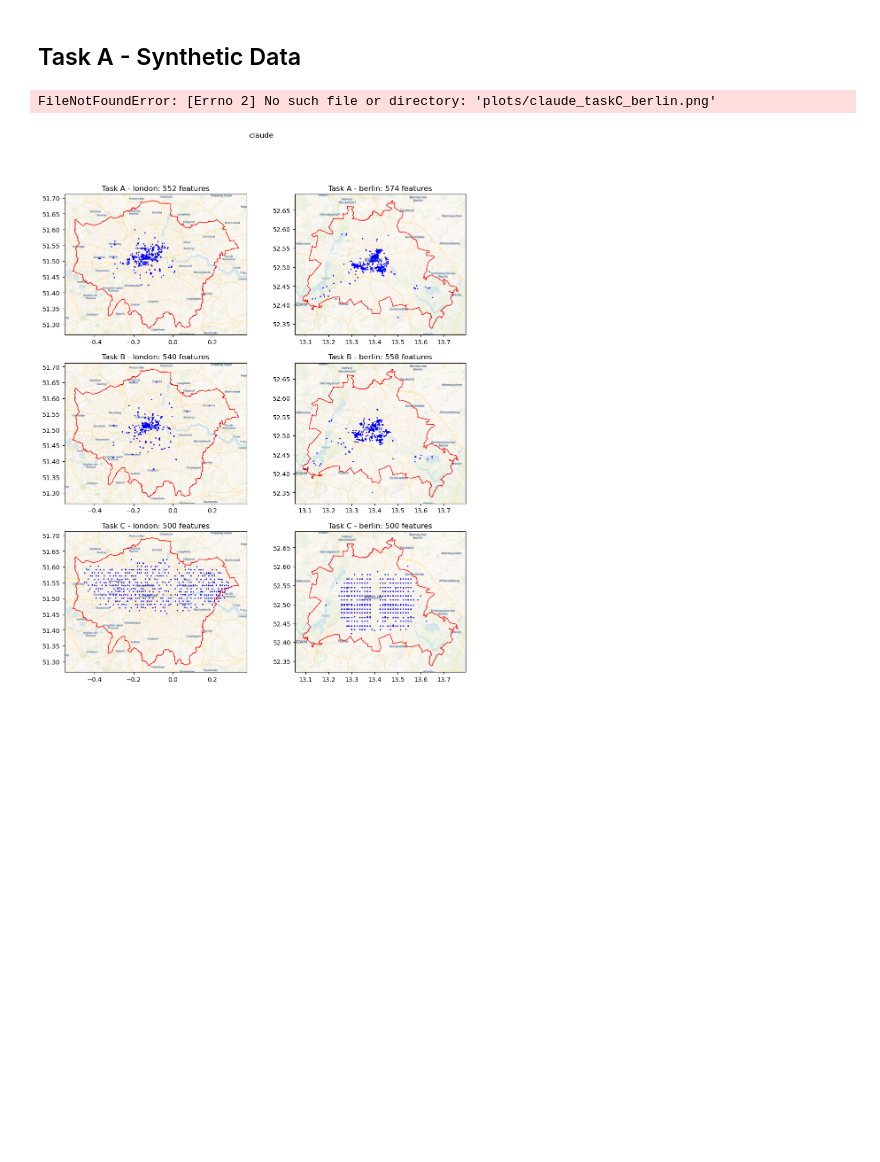
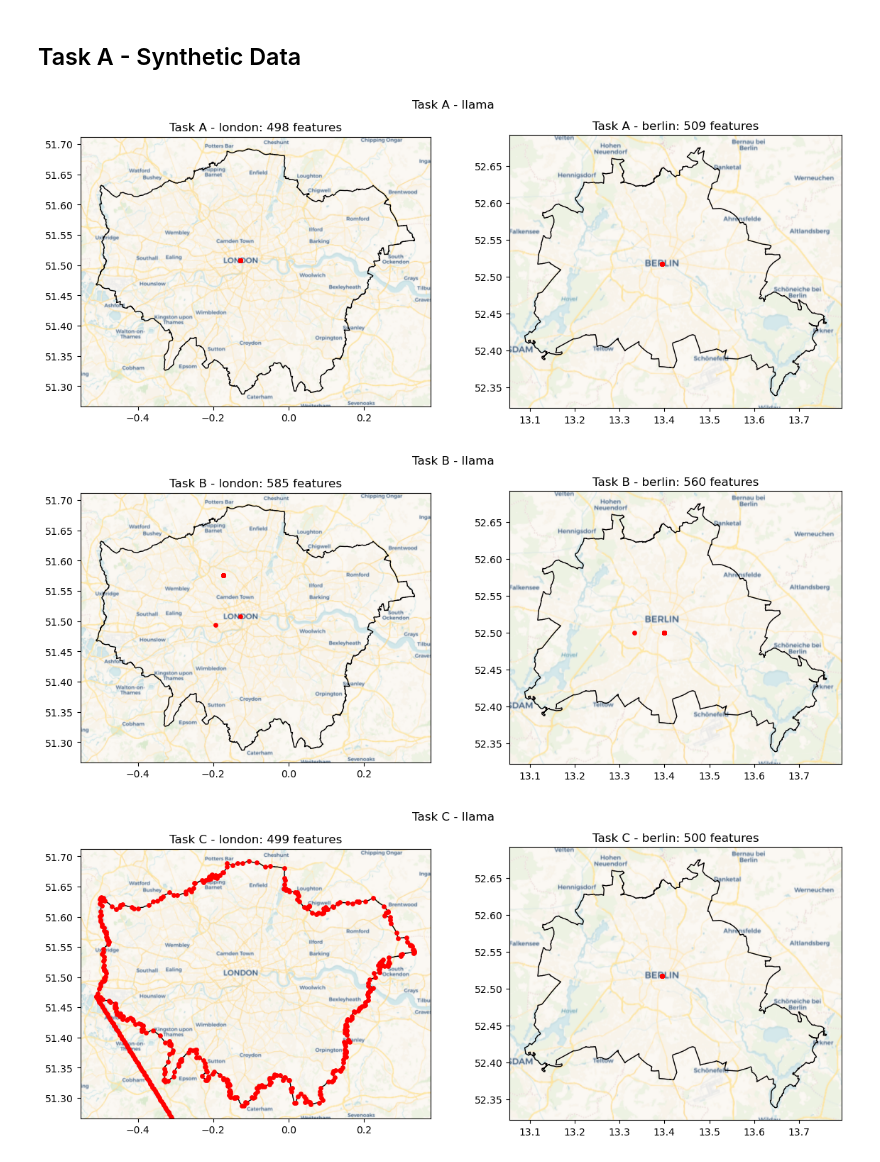
Before and after one commit to paddeaux/geoai, a Jupyter notebook: data_processing.ipynb, the cells around one changed output. Cells and saved outputs as stored; diff of their text form; code cells hidden in the pictures; blank space fills up the shorter version.

Commit message:
Some llama analysis

```diff
--- a/data_processing.ipynb
+++ b/data_processing.ipynb
@@ -18,21 +17,23 @@ tasks = ["A", "B", "C"]
 ## Task A - Synthetic Data
 # %%
 
-for model in model_keywords:
-    fig, axs = plt.subplots(3,2, figsize=(12,14))
-    fig.suptitle(model)
-    i = 0
+for model in ["llama"]:
+
     for task in tasks:
+        fig, axs = plt.subplots(1,2, figsize=(14,5))
+        fig.suptitle(f"Task {task} - {model}")
+        i = 0
         for loc in locations:
             bounds = gpd.read_file(f"{loc}_4326.geojson")
             gdf = gpd.read_file(f"{cwd}{model}/validated/task{task}_{loc}_{model}.geojson")
             axs.flatten()[i].set_title(f"Task {task} - {loc}: {len(gdf)} features")
-            bounds.plot(ax=axs.flatten()[i], edgecolor='red', facecolor='none')
+            bounds.plot(ax=axs.flatten()[i], edgecolor='black', facecolor='none')
             cx.add_basemap(ax=axs.flatten()[i], crs='EPSG:4326', attribution=False, source=cx.providers.CartoDB.Voyager)
             if len(gdf) > 0:
-                gdf.plot(ax=axs.flatten()[i], color='blue', markersize=1.2)
+                gdf.plot(ax=axs.flatten()[i], color='red', markersize=15)
             i += 1
-    plt.savefig(f"plots/{model}_task{task}_{loc}.png")
+    #plt.savefig(f"plots/{model}_taskABC_{loc}.png")
 # %% [output]
-FileNotFoundError: [Errno 2] No such file or directory: 'plots/claude_taskC_berlin.png'
-[figure, old version]
+[figure, new version]
+[figure, added]
+[figure, added]
```
Also changed, not shown: parts of 2 cells of this notebook, 11 other files.
